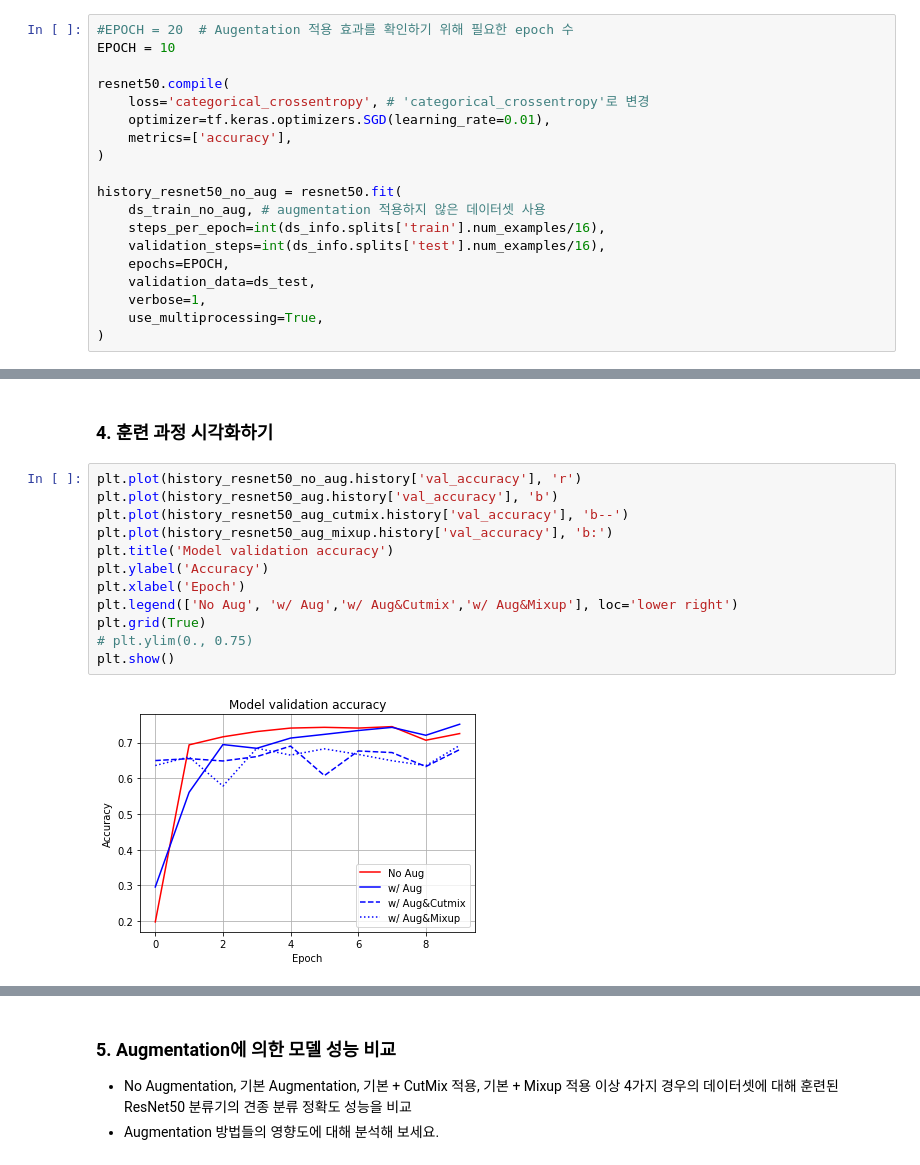
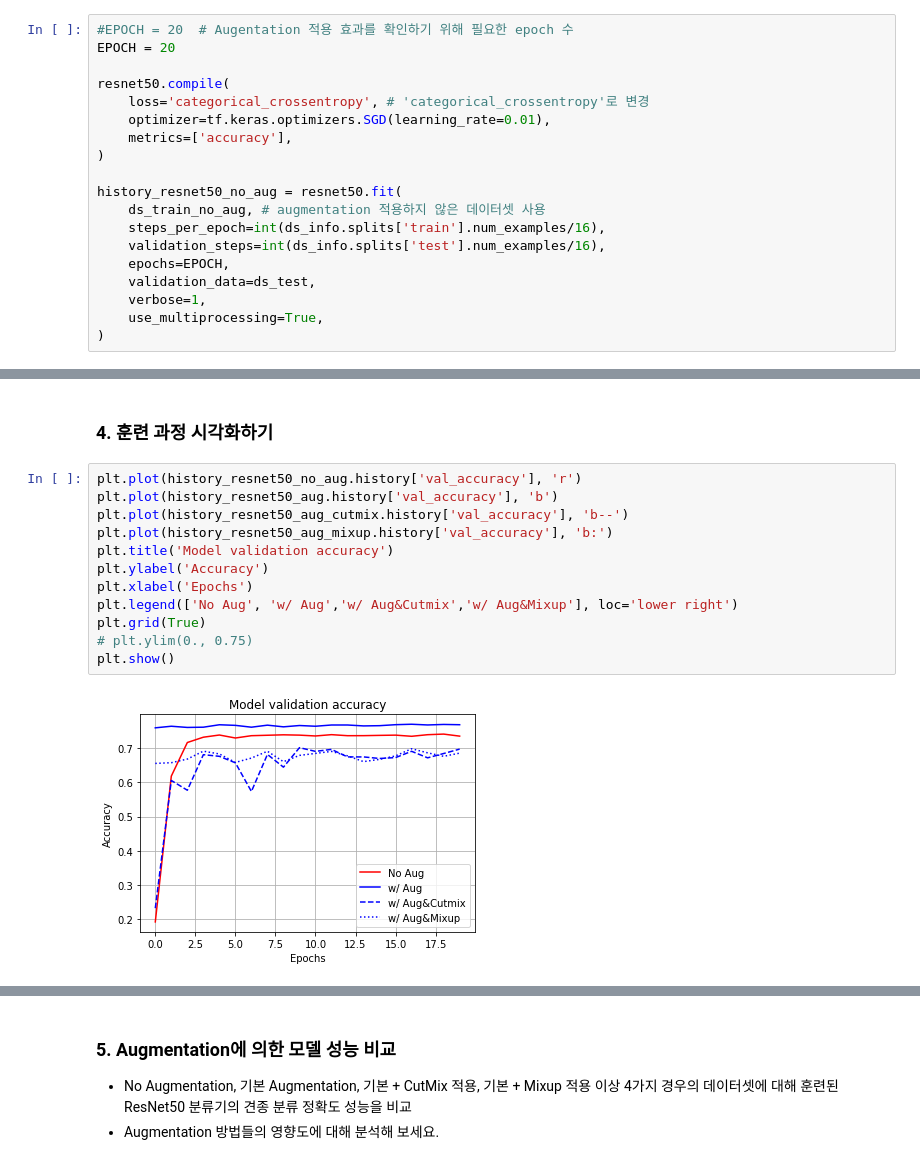
Before and after one commit to inseopbyeon/aiffel_assignment, a Jupyter notebook: 12th(CV)/Image Augmentation(Project).ipynb, the cells around one changed output, grey strips where cells are left out. Cells and saved outputs as stored; diff of their text form.

```diff
--- a/12th(CV)/Image Augmentation(Project).ipynb
+++ b/12th(CV)/Image Augmentation(Project).ipynb
@@ -210,7 +210,7 @@ print('=3')
 * sparse_categorical_crossentropy() 대신 categorical_crossentropy()를 사용해 주세요!
 # %%
 #EPOCH = 20  # Augentation 적용 효과를 확인하기 위해 필요한 epoch 수
-EPOCH = 10
+EPOCH = 20
 
 resnet50.compile(
     loss='categorical_crossentropy', # 'categorical_crossentropy'로 변경
@@ -352,17 +340,17 @@ Epoch 10/10
 # %%
 plt.plot(history_resnet50_no_aug.history['val_accuracy'], 'r')
 plt.plot(history_resnet50_aug.history['val_accuracy'], 'b')
 plt.plot(history_resnet50_aug_cutmix.history['val_accuracy'], 'b--')
 plt.plot(history_resnet50_aug_mixup.history['val_accuracy'], 'b:')
 plt.title('Model validation accuracy')
 plt.ylabel('Accuracy')
-plt.xlabel('Epoch')
+plt.xlabel('Epochs')
 plt.legend(['No Aug', 'w/ Aug','w/ Aug&Cutmix','w/ Aug&Mixup'], loc='lower right')
 plt.grid(True)
 # plt.ylim(0., 0.75)
 plt.show()
 # %% [output]
-[figure, old version]
+[figure, new version]
 # %%
 plt.plot(history_resnet50_no_aug.history['val_loss'], 'r')
 plt.plot(history_resnet50_aug.history['val_loss'], 'b')
```
Also changed, not shown: parts of 9 cells of this notebook.
